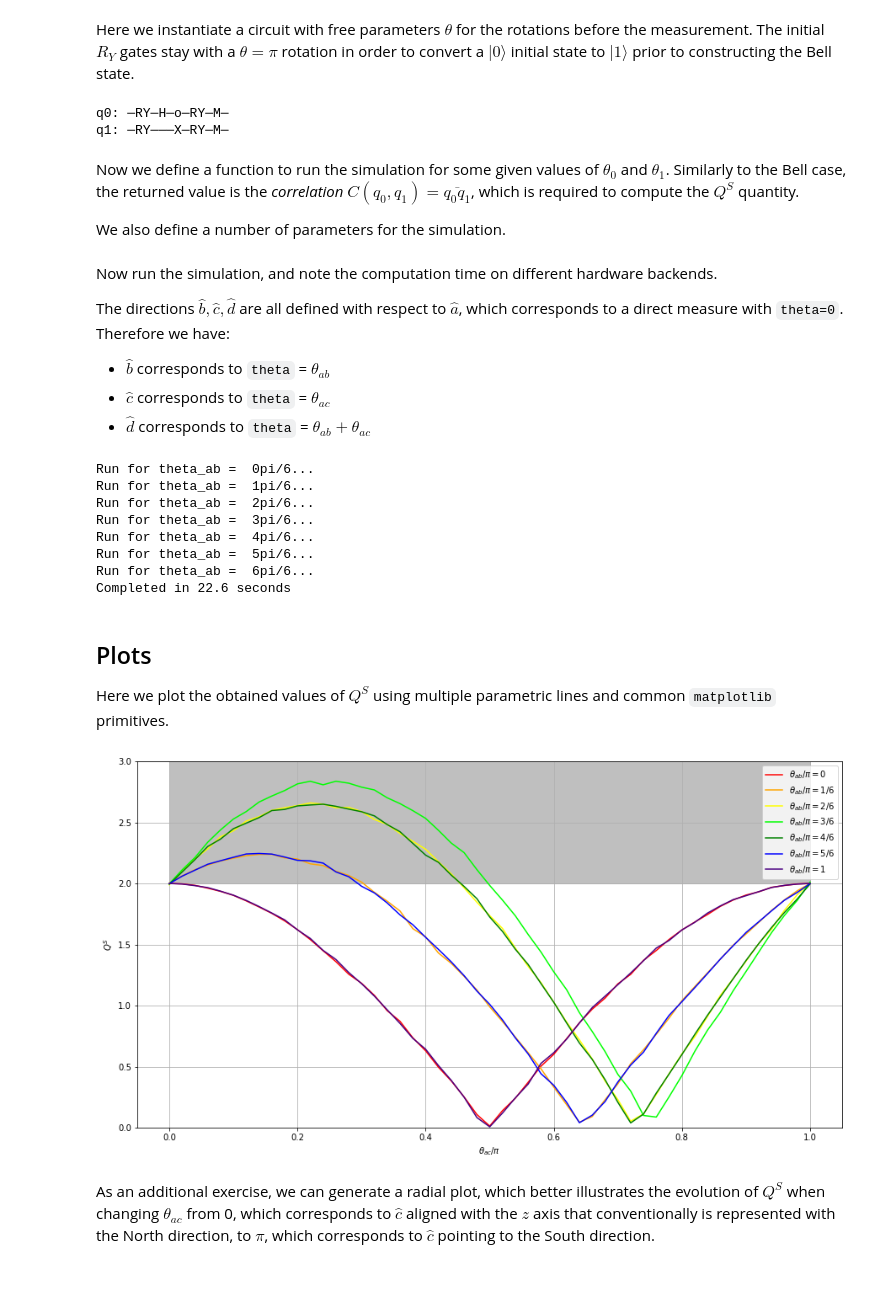
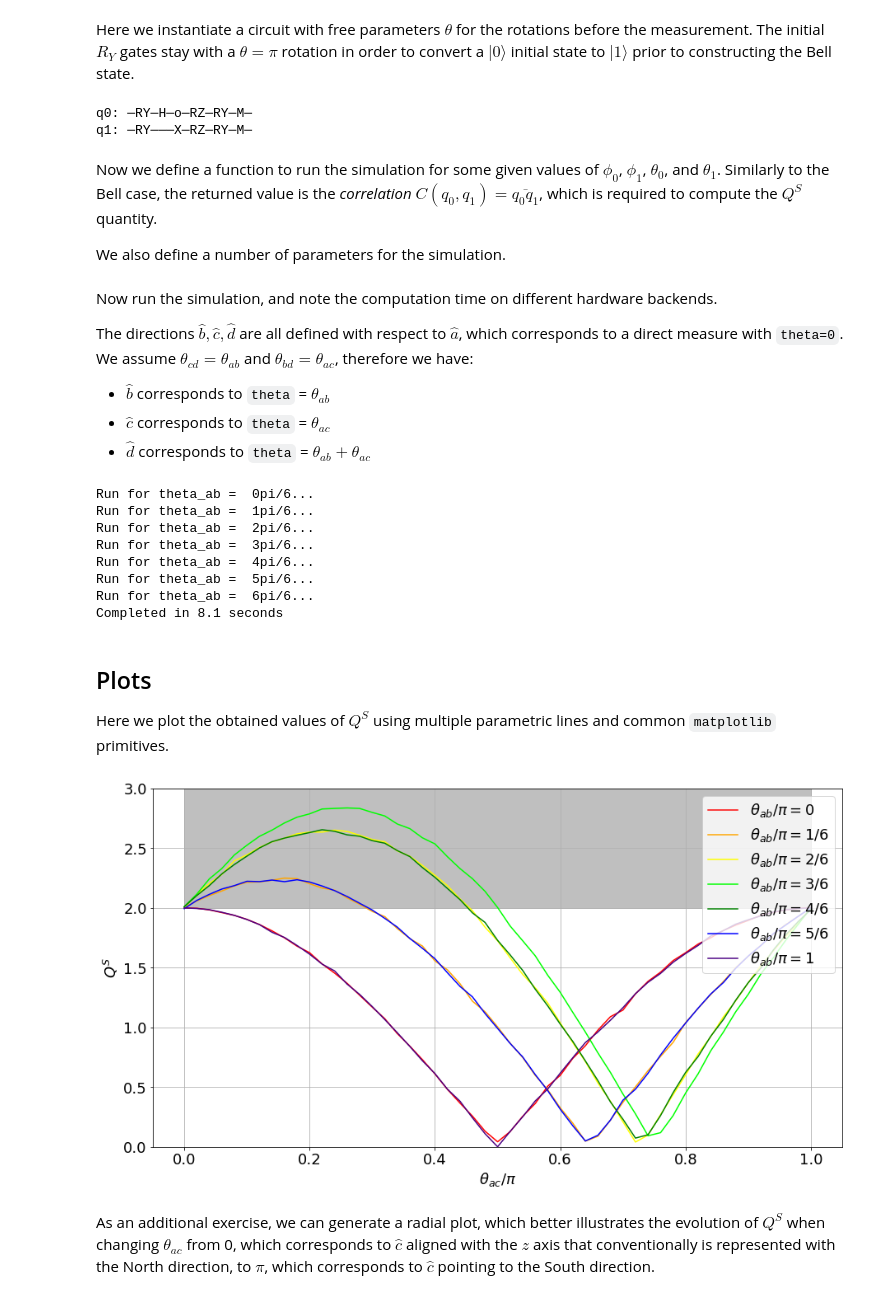
Before and after one commit to qiboteam/qiboedu, a Jupyter notebook: notebooks/CHSH inequality.ipynb, the cells around one changed output. Drawn from its saved outputs; the diff is of its cells as text; code cells hidden in the pictures.

```diff
--- a/notebooks/CHSH inequality.ipynb
+++ b/notebooks/CHSH inequality.ipynb
@@ -38,60 +38,63 @@ c.add(gates.RY(q=0, theta=pi))
 c.add(gates.RY(q=1, theta=pi))
 c.add(gates.H(0))
 c.add(gates.CNOT(q0=0, q1=1))
+c.add(gates.RZ(q=0, theta=0))
+c.add(gates.RZ(q=1, theta=0))
 c.add(gates.RY(q=0, theta=0))
 c.add(gates.RY(q=1, theta=0))
 c.add(gates.M(0, 1))
 print('%s\n' % c.draw())
 # %% [output]
-q0: ─RY─H─o─RY─M─
-q1: ─RY───X─RY─M─
+q0: ─RY─H─o─RZ─RY─M─
+q1: ─RY───X─RZ─RY─M─
 # %% [markdown]
-Now we define a function to run the simulation for some given values of $\theta_0$ and $\theta_1$. Similarly to the Bell case, the returned value is the _correlation_ $C(q_0, q_1) = \overline{q_0 q_1}$, which is required to compute the $Q^S$ quantity.
+Now we define a function to run the simulation for some given values of $\phi_0$, $\phi_1$, $\theta_0$, and $\theta_1$. Similarly to the Bell case, the returned value is the _correlation_ $C(q_0, q_1) = \overline{q_0 q_1}$, which is required to compute the $Q^S$ quantity.
 
 We also define a number of parameters for the simulation.
 # %%
-def run_circuit_C(th_0, th_1):
-    '''run the simulation for the given choice of theta_0 and theta_1,
+def run_circuit_C(phi_0, phi_1, th_0, th_1):
+    '''run the simulation for the given choice of phi_0, phi_1, theta_0, theta_1,
        and return the correlation between the two qbits'''
-    c.set_parameters([pi, pi, th_0, th_1])
+    c.set_parameters([pi, pi, phi_0, phi_1, th_0, th_1])
     freqs = c(nshots=nshots).frequencies()
     # return the cross correlation: +1 when q0 = q1, -1 otherwise, averaged over all shots
     return (freqs['00'] + freqs['11'] - freqs['01'] - freqs['10']) / nshots
 
 # parameters for the simulation
 ab_steps = 6
+phi_steps = 4
 ac_steps = 50
 nshots = 20000
 # %% [markdown]
 Now run the simulation, and note the computation time on different hardware backends.
 
-The directions $\hat{b}, \hat{c}, \hat{d}$ are all defined with respect to $\hat{a}$, which corresponds to a direct measure with `theta=0`. Therefore we have:
+The directions $\hat{b}, \hat{c}, \hat{d}$ are all defined with respect to $\hat{a}$, which corresponds to a direct measure with `theta=0`. We assume $\theta_{cd} = \theta_{ab}$ and $\theta_{bd} = \theta_{ac}$, therefore we have:
 * $\hat{b}$ corresponds to `theta` = $\theta_{ab}$
 * $\hat{c}$ corresponds to `theta` = $\theta_{ac}$
 * $\hat{d}$ corresponds to `theta` = $\theta_{ab} + \theta_{ac}$
 # %%
-CHSH1 = {}
-CHSH2 = {}
+Q_S1 = {}
+Q_S2 = {}
 tstart = time.time()
 for i_ab in range(ab_steps+1):
     print('Run for theta_ab = %2dpi/%d...' % (i_ab, ab_steps))
 
     th_ab = pi * i_ab/ab_steps    # theta_ab angles go from 0 to pi inclusive
-    CHSH1[i_ab] = []
-    CHSH2[i_ab] = []
+    Q_S1[i_ab] = []
+    Q_S2[i_ab] = []
 
     for i_ac in range(ac_steps+1):
         th_ac = pi * i_ac/ac_steps    # theta_ac angles go from 0 to pi inclusive
         th_ad = th_ab + th_ac
-        C_ac = run_circuit_C(0, th_ac)
-        C_ad = run_circuit_C(0, th_ad)
-        C_bc = run_circuit_C(th_ab, th_ac)
-        C_bd = run_circuit_C(th_ab, th_ad)
-        CHSH1[i_ab].append(abs(C_ac - C_ad + C_bc + C_bd))
-        CHSH2[i_ab].append(abs(C_ac + C_ad - C_bc + C_bd))
+        C_ac = run_circuit_C(0, 0, 0, th_ac)
+        C_ad = run_circuit_C(0, 0, 0, th_ad)
+        C_bc = run_circuit_C(0, 0, th_ab, th_ac)
+        C_bd = run_circuit_C(0, 0, th_ab, th_ad)
+        Q_S1[i_ab].append(abs(C_ac - C_ad + C_bc + C_bd))
+        Q_S2[i_ab].append(abs(C_ac + C_ad - C_bc + C_bd))
 
 print('Completed in %.1f seconds' % (time.time() - tstart))
-# In SWAN, this completes in 23 seconds on a CPU, and 4 seconds on a GPU
+# In SWAN, this completes in 23 seconds on a CPU, and 4.7 seconds on a GPU
 # %% [output]
 Run for theta_ab =  0pi/6...
 Run for theta_ab =  1pi/6...
@@ -100,7 +103,7 @@ Run for theta_ab =  3pi/6...
 Run for theta_ab =  4pi/6...
 Run for theta_ab =  5pi/6...
 Run for theta_ab =  6pi/6...
-Completed in 22.6 seconds
+Completed in 8.1 seconds
 # %% [markdown]
 ## Plots
 
@@ -108,25 +111,25 @@ Here we plot the obtained values of $Q^S$ using multiple parametric lines and co
 # %%
 plt.rcParams.update({'font.size': 18})
 colors = ["red", "orange", "yellow", "lime", "green", "blue", "indigo"]
 fig, ax = plt.subplots(figsize=(15, 8))
 th = [(i/ac_steps) for i in range(ac_steps+1)]
 labels=['$\\theta_{ab}/\pi = 0$'] + ['$\\theta_{ab}/\pi = %d/%d$' % (i_ab, ab_steps) for i_ab in range(1, ab_steps)] + ['$\\theta_{ab}/\pi = 1$']
 
 for i_ab in range(ab_steps+1):
-    ax.plot(th, CHSH1[i_ab][:len(th)], color=colors[i_ab], label=labels[i_ab])
-    #ax.plot(th, CHSH2[i_ab][:len(th)], color=colors[i_ab], label=labels[i_ab])
+    ax.plot(th, Q_S1[i_ab][:len(th)], color=colors[i_ab], label=labels[i_ab])
+    #ax.plot(th, Q_S2[i_ab][:len(th)], color=colors[i_ab], label=labels[i_ab])
 
 # color the violation band
 ax.fill_between(x=th, y1=2, y2=3, color="0.5", alpha=0.5)
 ax.set_ylim([0, 3])
 plt.xlabel('$\\theta_{ac} / \pi$')
 plt.ylabel('$Q^S$')
 plt.grid(True)
 plt.legend(loc='upper right')
 plt.show()
 #fig.savefig("simulation_CHSH_Qibo.pdf")
 # %% [output]
-[figure, old version]
+[figure, new version]
 # %% [markdown]
 As an additional exercise, we can generate a radial plot, which better illustrates the evolution of $Q^S$ when changing $\theta_{ac}$ from 0, which corresponds to $\hat{c}$ aligned with the $z$ axis that conventionally is represented with the North direction, to $\pi$, which corresponds to $\hat{c}$ pointing to the South direction.
 # %%
```
Also changed, not shown: parts of 5 cells of this notebook, 2 other files.
